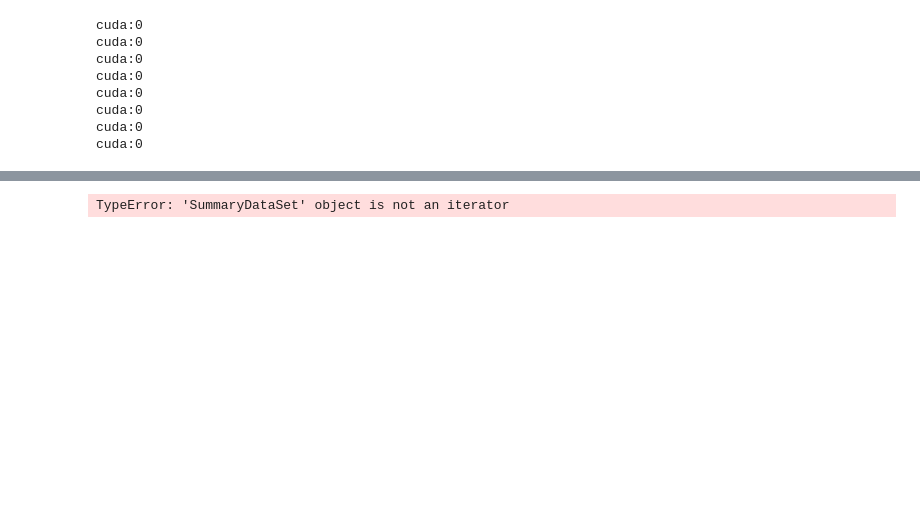
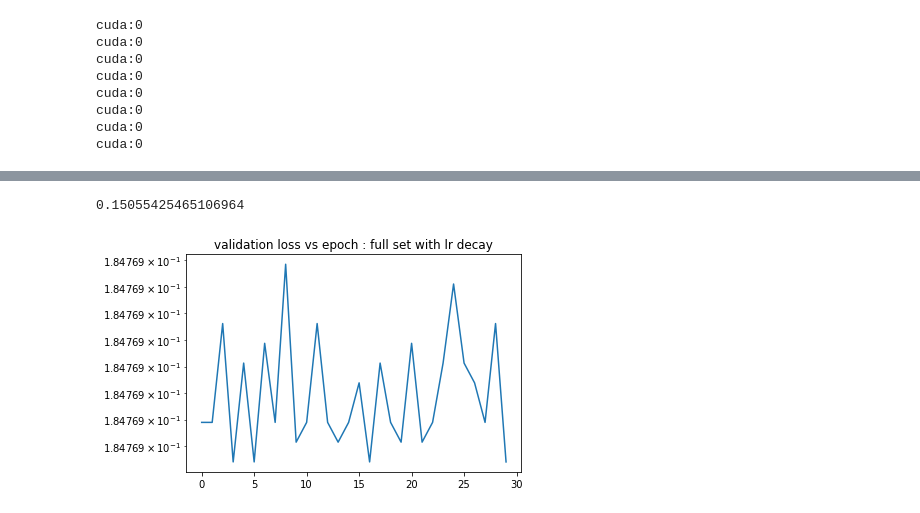
Before and after one commit to bhershdu/nlp_legislation_prediction, a Jupyter notebook: training/training.ipynb, the cells around one changed output, grey strips where cells are left out. Saved outputs shown, nothing was run; the diff lists cells and outputs as text; code cells hidden in the pictures; blank space fills up the shorter version.

Commit message:
trying different model configurations

```diff
--- a/training/training.ipynb
+++ b/training/training.ipynb
@@ -459,7 +410,7 @@ cuda:0 cuda:0
 cuda:0 cuda:0
 cuda:0 cuda:0
 # %%
-full_lrd_train_losses, full_lrd_validate_losses = run_epochs(1, full_lrd_model, full_lrd_loss_fn, full_lrd_optimizer, full_gpu_train_loader, full_gpu_validate_loader)
+full_lrd_train_losses, full_lrd_validate_losses = run_epochs(30, full_lrd_model, full_lrd_loss_fn, full_lrd_optimizer, full_gpu_train_loader, full_gpu_validate_loader)
 # %% [output]
 epoch 0
 turn on training
@@ -467,8 +435,20 @@ running one epoch
 # %%
 torch.save(full_lrd_model.state_dict(),"full_lrd_model.pkl")
-len(full_val_losses)
-loss_df = pd.DataFrame({"full_lrd_train_losses": full_train_losses,
-              "validation_losses": full_lrd_validate_losses})
+full_lrd_validate_losses_cpu = [x.cpu().item() for x in full_lrd_validate_losses]
+loss_df = pd.DataFrame({"full_lrd_train_losses": full_lrd_train_losses,
+              "validation_losses": full_lrd_validate_losses_cpu})
 loss_df.to_pickle("full_lrd_model.pkl_loss.pkl", compression="gzip")
+full_lrd_train_losses_prev = full_lrd_train_losses
+full_lrd_validate_losses_prev = full_lrd_validate_losses_cpu
-# %% [output]
-TypeError: 'SummaryDataSet' object is not an iterator
+# %%
+full_lrd_val_loss_values = list(map(lambda x : x.item(), full_lrd_validate_losses))
+full_lrd_train_losses[-1]
+# %% [output]
+0.15055425465106964
+# %%
+plt.plot(range(30), full_lrd_val_loss_values)
+plt.yscale('log')
+plt.title("validation loss vs epoch : full set with lr decay")
+plt.show()
+# %% [output]
+[figure, added]
```
Also changed, not shown: parts of 23 cells of this notebook.
